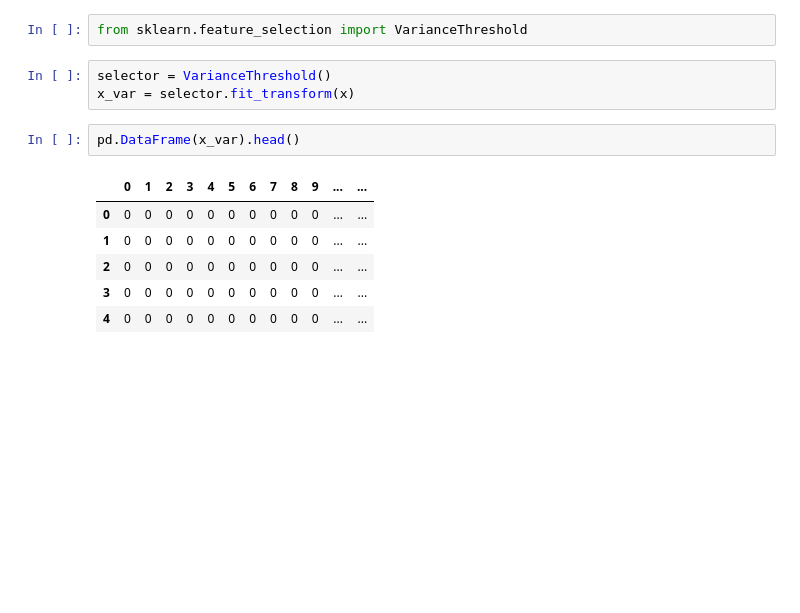
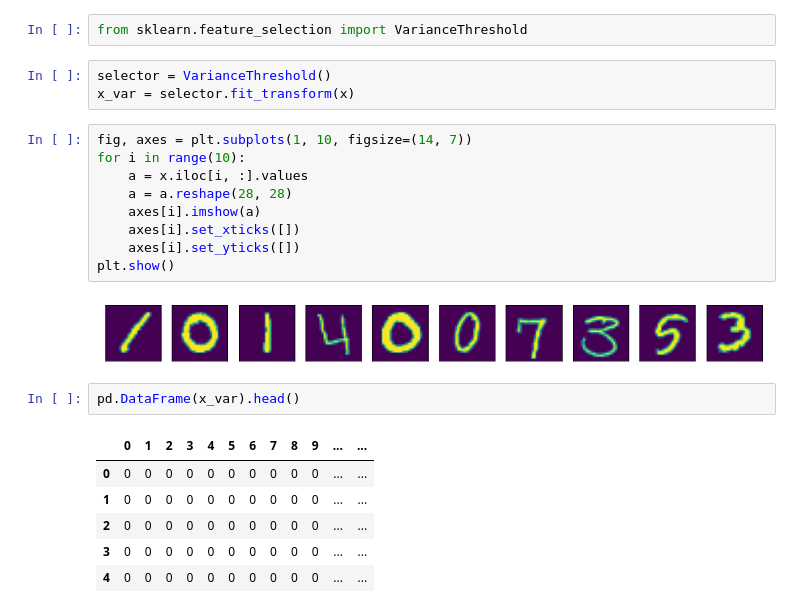
Before and after one commit to Gavince/Sklearn-Machine, a Jupyter notebook: 特征工程/特征选择.ipynb, the cells around one changed output. Saved outputs shown, nothing was run; the diff lists cells and outputs as text; blank space fills up the shorter version.

```diff
--- a/特征工程/特征选择.ipynb
+++ b/特征工程/特征选择.ipynb
@@ -41,6 +45,17 @@ from sklearn.feature_selection import VarianceThreshold
 # %%
 selector = VarianceThreshold()
 x_var = selector.fit_transform(x)
+# %%
+fig, axes = plt.subplots(1, 10, figsize=(14, 7))
+for i in range(10):
+    a = x.iloc[i, :].values
+    a = a.reshape(28, 28)
+    axes[i].imshow(a)
+    axes[i].set_xticks([])
+    axes[i].set_yticks([])
+plt.show()
+# %% [output]
+[figure, added]
 # %%
 pd.DataFrame(x_var).head()
 # %% [output]
```
Also changed, not shown: parts of 11 cells of this notebook, 24 other files.
